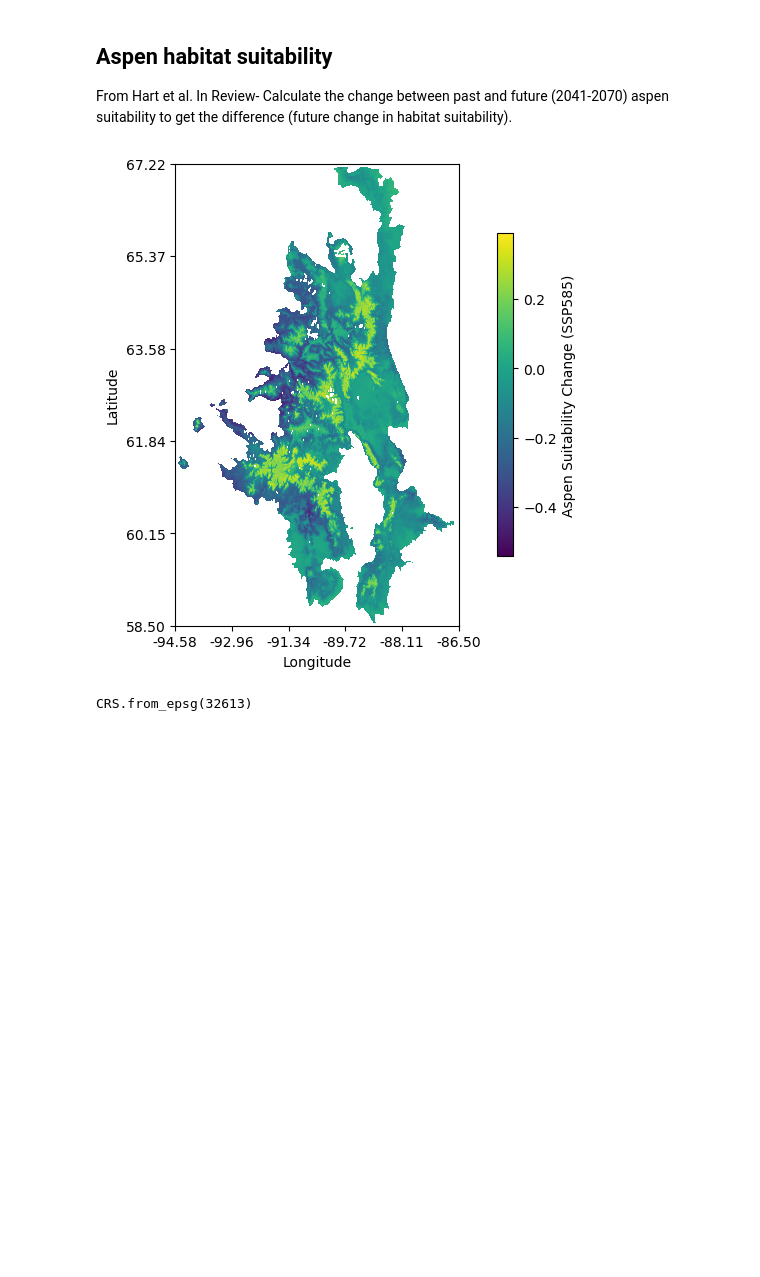
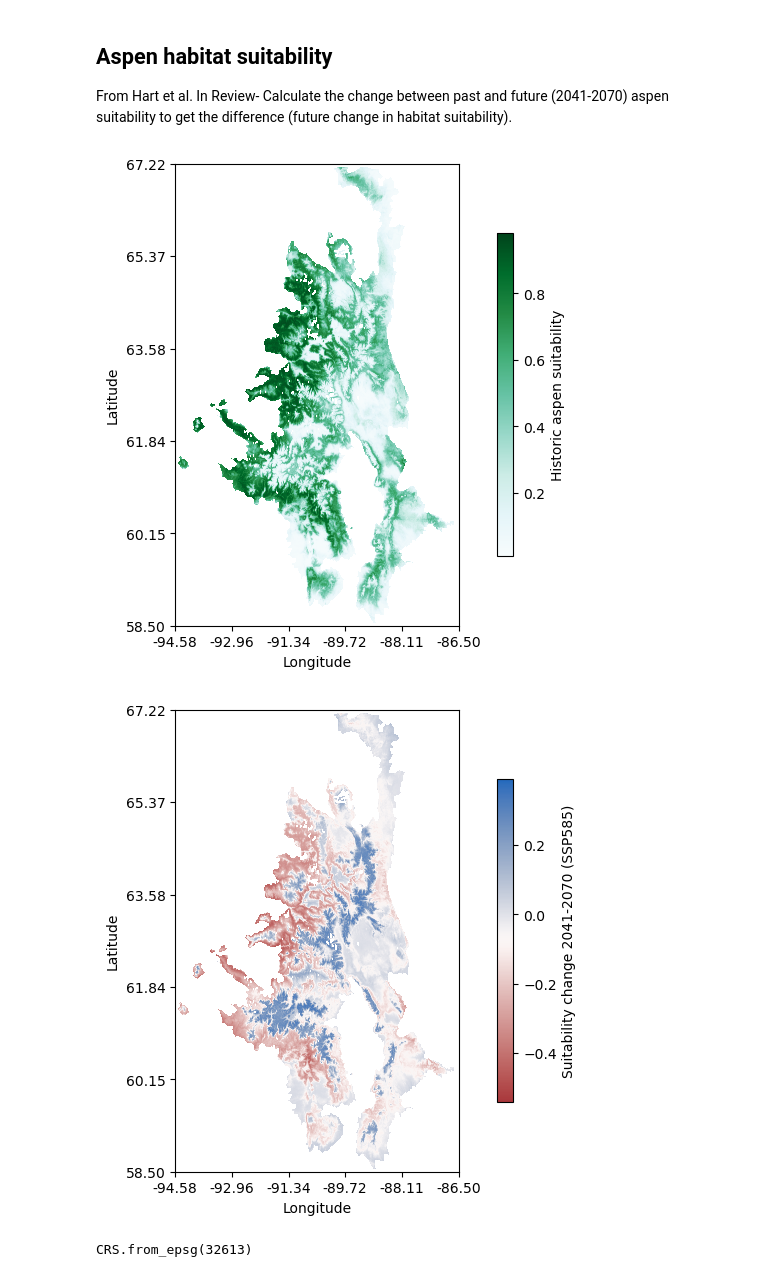
Before and after one commit to natshoff/aspen-fire-fork, a Jupyter notebook: Aim3/code/grid-data_prep.ipynb, the cells around one changed output. Cells and saved outputs as stored; diff of their text form; code cells hidden in the pictures; blank space fills up the shorter version.

Commit message:
Updates to fireshed analysis, SOM, plots

```diff
--- a/Aim3/code/grid-data_prep.ipynb
+++ b/Aim3/code/grid-data_prep.ipynb
@@ -66,27 +114,40 @@ From Hart et al. In Review- Calculate the change between past and future (2041-2
 # %%
 # load the future aspen suitability predictions
 dir = os.path.join(projdir,'Aim3/data/spatial/raw/aspen_suitability/Predictions/')
 # historical suitability
 hist = os.path.join(dir,'predicted_historical_1981-2010_ensemble.tif')
 # future suitability (SSP245 2041-2070)
 ssp245 = os.path.join(dir,'predicted_SSP245_2041-2070_ensemble.tif')
 # future suitability (SSP585 2041-2070)
 ssp585 = os.path.join(dir,'predicted_SSP585_2041-2070_ensemble.tif')
 
 # load each raster
 hist_da = rxr.open_rasterio(hist, masked=True, cache=False).squeeze()
 ssp245_da = rxr.open_rasterio(ssp245, masked=True, cache=False).squeeze()
 ssp585_da = rxr.open_rasterio(ssp585, masked=True, cache=False).squeeze()
 
 # calculate the change in suitability under both scenarios
 change_SSP245 = ssp245_da - hist_da
 change_SSP585 = ssp585_da - hist_da
 
 # check the results
+out_png = os.path.join(projdir, 'Aim3/figures/srm_aspen_suitability_historic.png')
+plot_raster(
+    hist_da,
+    legend_lab = "Historic aspen suitability",
+    cmap = 'BuGn',
+    save_file=True, out_png=out_png
+)
 out_png = os.path.join(projdir, 'Aim3/figures/srm_aspen_suitability_change_ssp585.png')
-plot_raster(change_SSP585, legend_lab = "Aspen Suitability Change (SSP585)", save_file=True, out_png=out_png)
+plot_raster(
+    change_SSP585,
+    legend_lab = "Suitability change 2041-2070 (SSP585)",
+    cmap = 'vlag_r',
+    save_file=True, out_png=out_png
+)
 # %% [output]
-[figure, old version]
+[figure, new version]
+[figure, added]
 # %%
 change_SSP245.rio.crs
 # %% [output]
```
Also changed, not shown: parts of 34 cells of this notebook, 23 other files.
